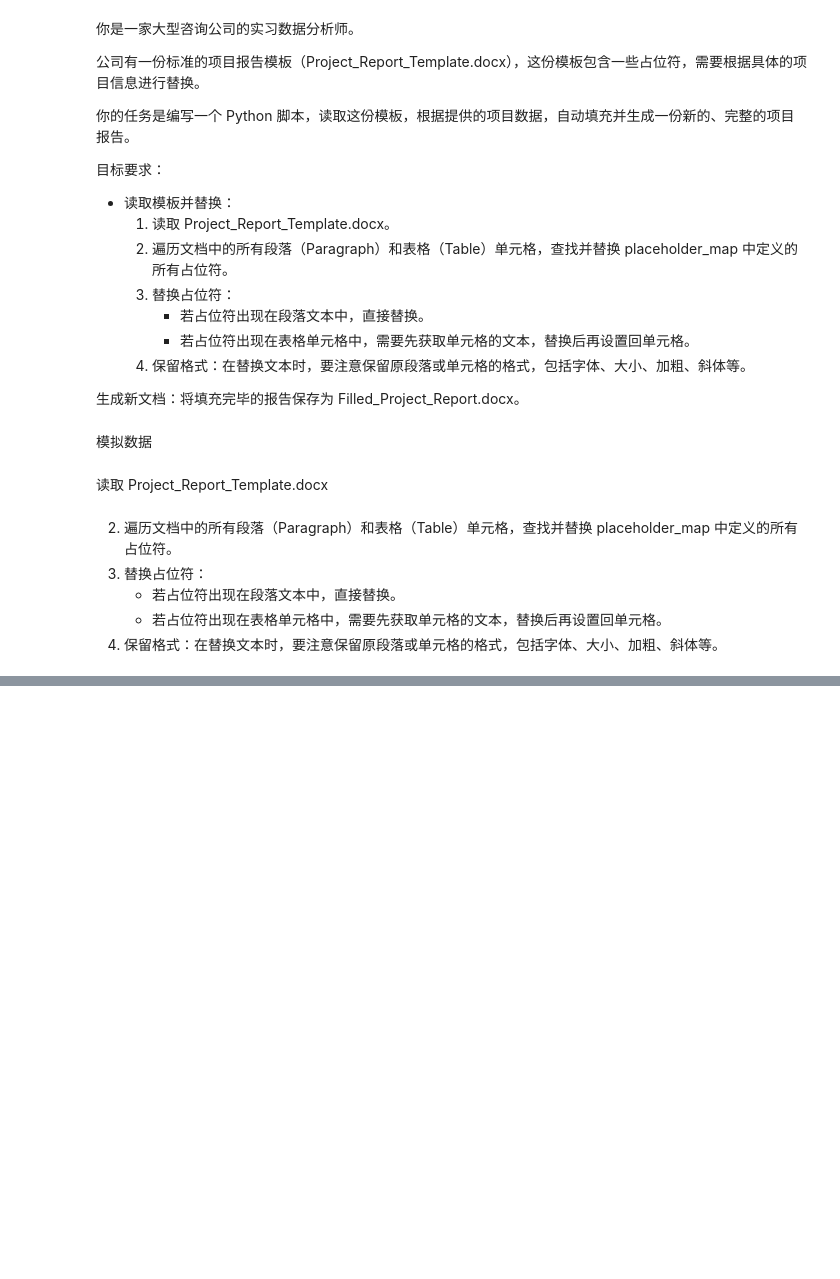
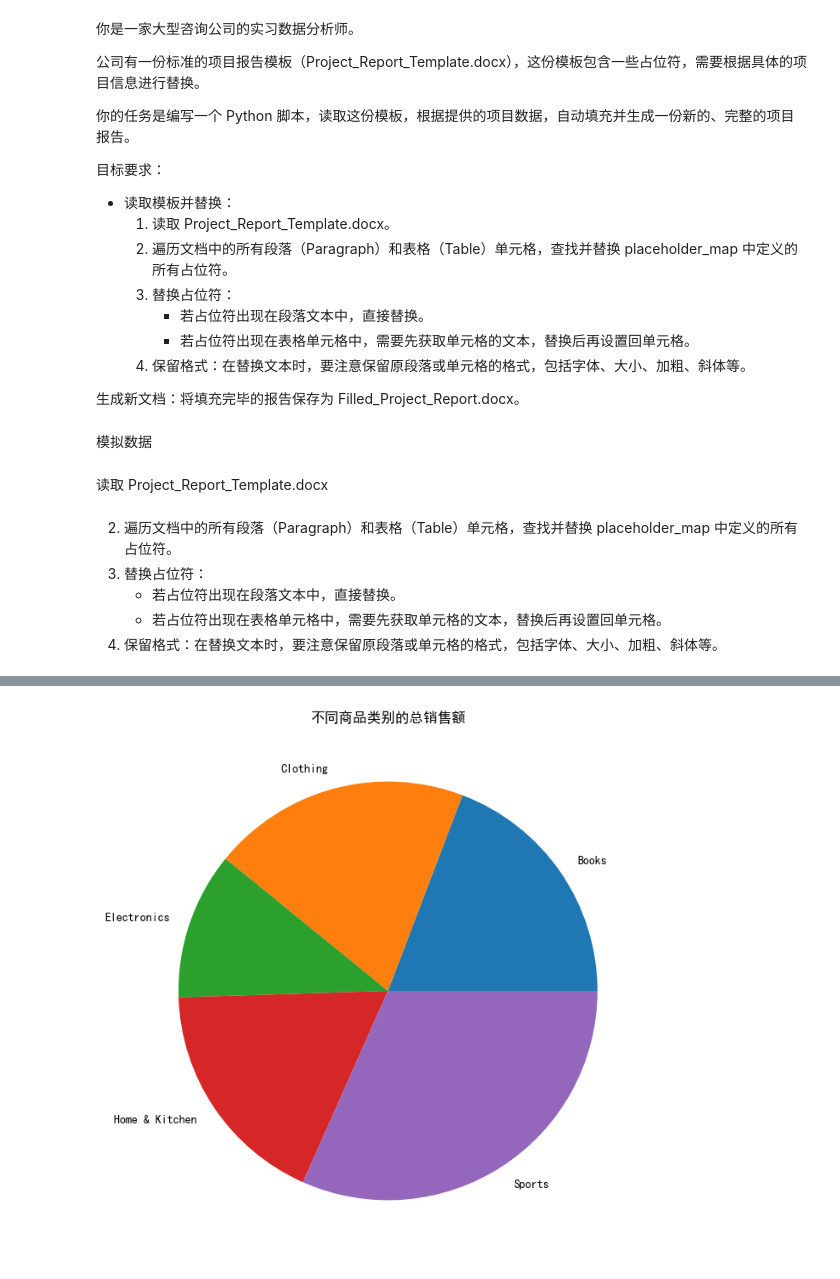
Before and after one commit to yt-x/ds_learn, a Jupyter notebook: practice/practice.ipynb, the cells around one changed output, grey strips where cells are left out. Drawn from its saved outputs; the diff is of its cells as text; code cells hidden in the pictures; blank space fills up the shorter version.

```diff
--- a/practice/practice.ipynb
+++ b/practice/practice.ipynb
@@ -358,0 +680,9 @@ for para in doc.paragraphs:
+# %%
+fig = plt.figure(figsize=(9, 8))
+
+plt.pie(x=tmp_df['Total_Sales'], labels=tmp_df['Category'])
+
+plt.title("不同商品类别的总销售额")
+plt.show()
+# %% [output]
+[figure, added]
```
Also changed, not shown: parts of 20 cells of this notebook, 1 other file.
